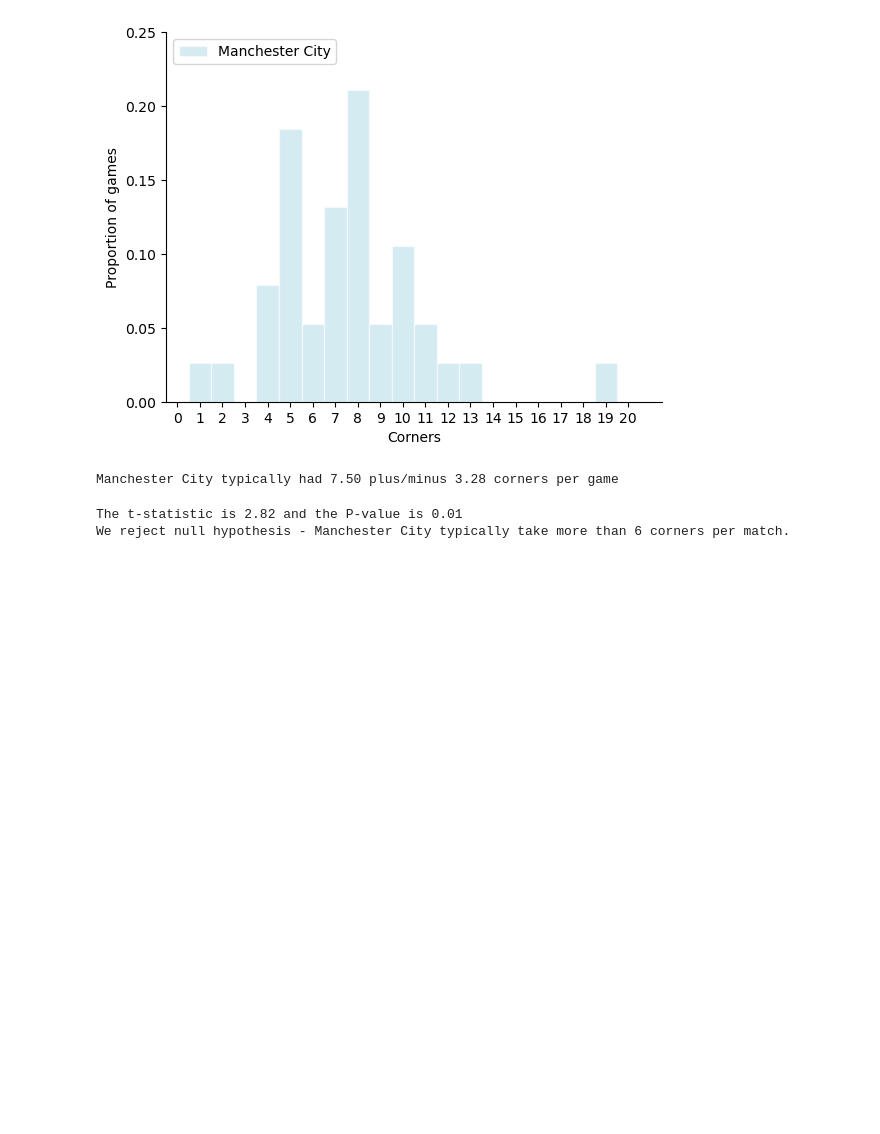
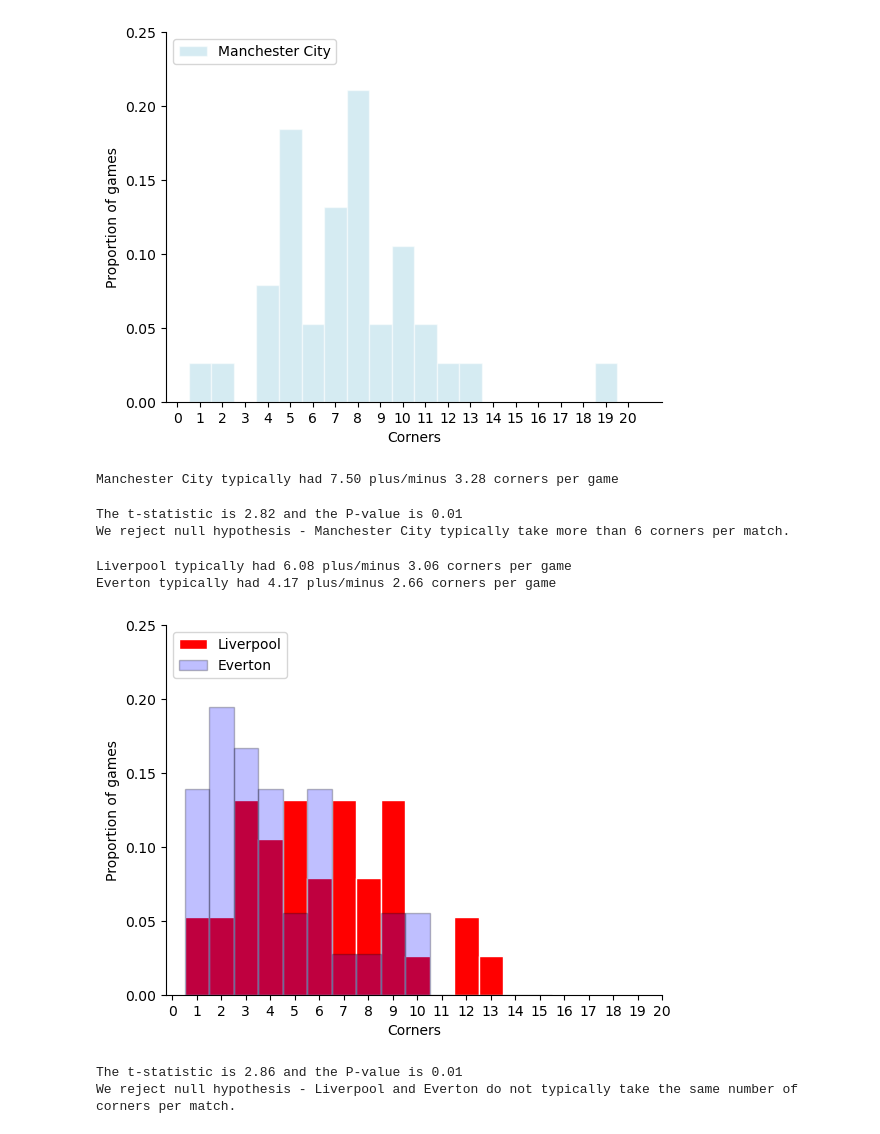
Before and after one commit to MarijnSt/soccermatics, a Jupyter notebook: 0-getting-started/t-test.ipynb, the cells around one changed output. Saved outputs shown, nothing was run; the diff lists cells and outputs as text; code cells hidden in the pictures; blank space fills up the shorter version.

Commit message:
two sided t-test

```diff
--- a/0-getting-started/t-test.ipynb
+++ b/0-getting-started/t-test.ipynb
@@ -123,3 +123,39 @@ else:
 # %% [output]
 The t-statistic is 2.82 and the P-value is 0.01
 We reject null hypothesis - Manchester City typically take more than 6 corners per match.
+# %%
+liverpool_corners = df_corners_by_game[df_corners_by_game["name"] == "Liverpool"]["counts"]
+everton_corners = df_corners_by_game[df_corners_by_game["name"] == "Everton"]["counts"]
+
+mean_liverpool = liverpool_corners.mean()
+std_liverpool = liverpool_corners.std()
+
+mean_everton = everton_corners.mean()
+std_everton = everton_corners.std()
+
+print(f"Liverpool typically had {mean_liverpool:.2f} plus/minus {std_liverpool:.2f} corners per game")
+print(f"Everton typically had {mean_everton:.2f} plus/minus {std_everton:.2f} corners per game")
+# %% [output]
+Liverpool typically had 6.08 plus/minus 3.06 corners per game
+Everton typically had 4.17 plus/minus 2.66 corners per game
+# %%
+# plot distribution of corners by game for Liverpool and Everton
+fig,ax=plt.subplots(1,1)
+ax.hist(liverpool_corners, np.arange(0.01,15.5,1), color='red', edgecolor = 'white',linestyle='-',alpha=1.0, label="Liverpool", density=True,align='right')
+ax.hist(everton_corners, np.arange(0.01,15.5,1), alpha=0.25, color='blue', edgecolor = 'black', label='Everton',  density=True,align='right')
+FormatFigure(ax)
+# %% [output]
+[figure, added]
+# %%
+# two sided t-test
+# test if liverpool and everton take the same number of corners per game
+from scipy.stats import ttest_ind
+t, pvalue = ttest_ind(a=liverpool_corners, b=everton_corners, equal_var=True)
+print(f"The t-statistic is {t:.2f} and the P-value is {pvalue:.2f}")
+if pvalue < 0.05:
+    print("We reject null hypothesis - Liverpool and Everton do not typically take the same number of corners per match.")
+else:
+    print("We cannot reject null hypothesis - Liverpool and Everton typically take the same number of corners per match.")
+# %% [output]
+The t-statistic is 2.86 and the P-value is 0.01
+We reject null hypothesis - Liverpool and Everton do not typically take the same number of corners per match.
```
